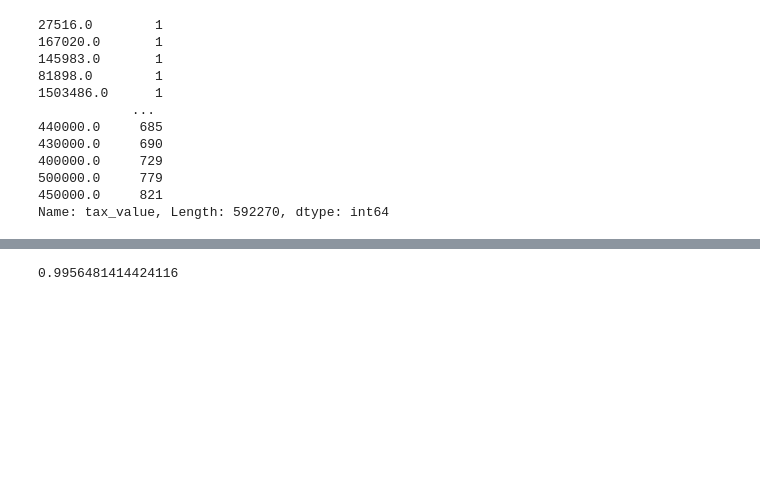
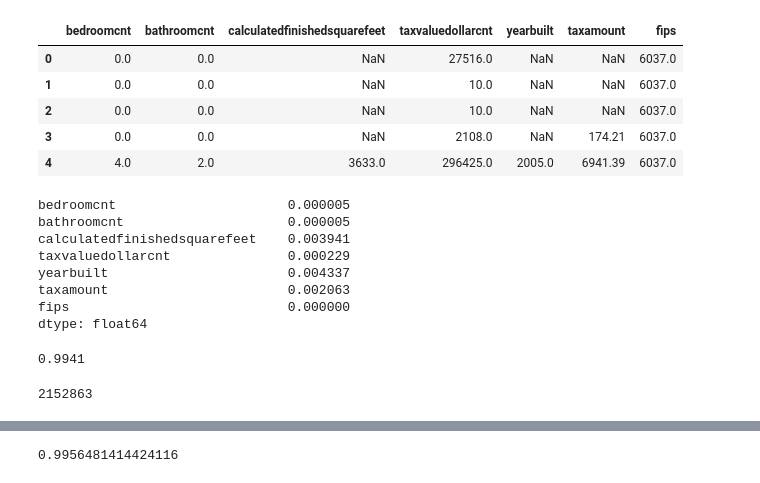
Before and after one commit to raycerna/regression-exercises, a Jupyter notebook: wrangle.ipynb, the cells around one changed output, grey strips where cells are left out. Cells and saved outputs as stored; diff of their text form; code cells hidden in the pictures; blank space fills up the shorter version.

```diff
--- a/wrangle.ipynb
+++ b/wrangle.ipynb
@@ -181,16 +7,41 @@ Name: area, Length: 10581, dtype: int64
-# %%
-df.tax_value.value_counts(dropna=False, ascending=True)
-# %% [output]
-27516.0        1
-167020.0       1
-145983.0       1
-81898.0        1
-1503486.0      1
-            ...
-440000.0     685
-430000.0     690
-400000.0     729
-500000.0     779
-450000.0     821
-Name: tax_value, Length: 592270, dtype: int64
+# %%
+# Find all of the "Single Family Residential" properties from 2017.
+sql = """
+select
+bedroomcnt, bathroomcnt, calculatedfinishedsquarefeet, taxvaluedollarcnt, yearbuilt, taxamount, fips
+from properties_2017
+join propertylandusetype using (propertylandusetypeid)
+where propertylandusedesc = "Single Family Residential"
+"""
+
+df = pd.read_sql(sql, get_db_url("zillow"))
+df.head()
+# %% [output]
+|  | bedroomcnt | bathroomcnt | calculatedfinishedsquarefeet | taxvaluedollarcnt | yearbuilt | taxamount | fips |
+| 0 | 0.0 | 0.0 | NaN | 27516.0 | NaN | NaN | 6037.0 |
+| 1 | 0.0 | 0.0 | NaN | 10.0 | NaN | NaN | 6037.0 |
+| 2 | 0.0 | 0.0 | NaN | 10.0 | NaN | NaN | 6037.0 |
+| 3 | 0.0 | 0.0 | NaN | 2108.0 | NaN | 174.21 | 6037.0 |
+| 4 | 4.0 | 2.0 | 3633.0 | 296425.0 | 2005.0 | 6941.39 | 6037.0 |
+# %%
+# What's the percentage of nulls?
+df.isna().mean()
+# %% [output]
+bedroomcnt                      0.000005
+bathroomcnt                     0.000005
+calculatedfinishedsquarefeet    0.003941
+taxvaluedollarcnt               0.000229
+yearbuilt                       0.004337
+taxamount                       0.002063
+fips                            0.000000
+dtype: float64
+# %%
+# If we drop all rows containing any null, how much data do we have left?
+round(df.dropna().shape[0] / df.shape[0], 4)
+# %% [output]
+0.9941
+# %%
+df.shape[0]
+# %% [output]
+2152863
 # %%
```
Also changed, not shown: parts of 47 cells of this notebook.
